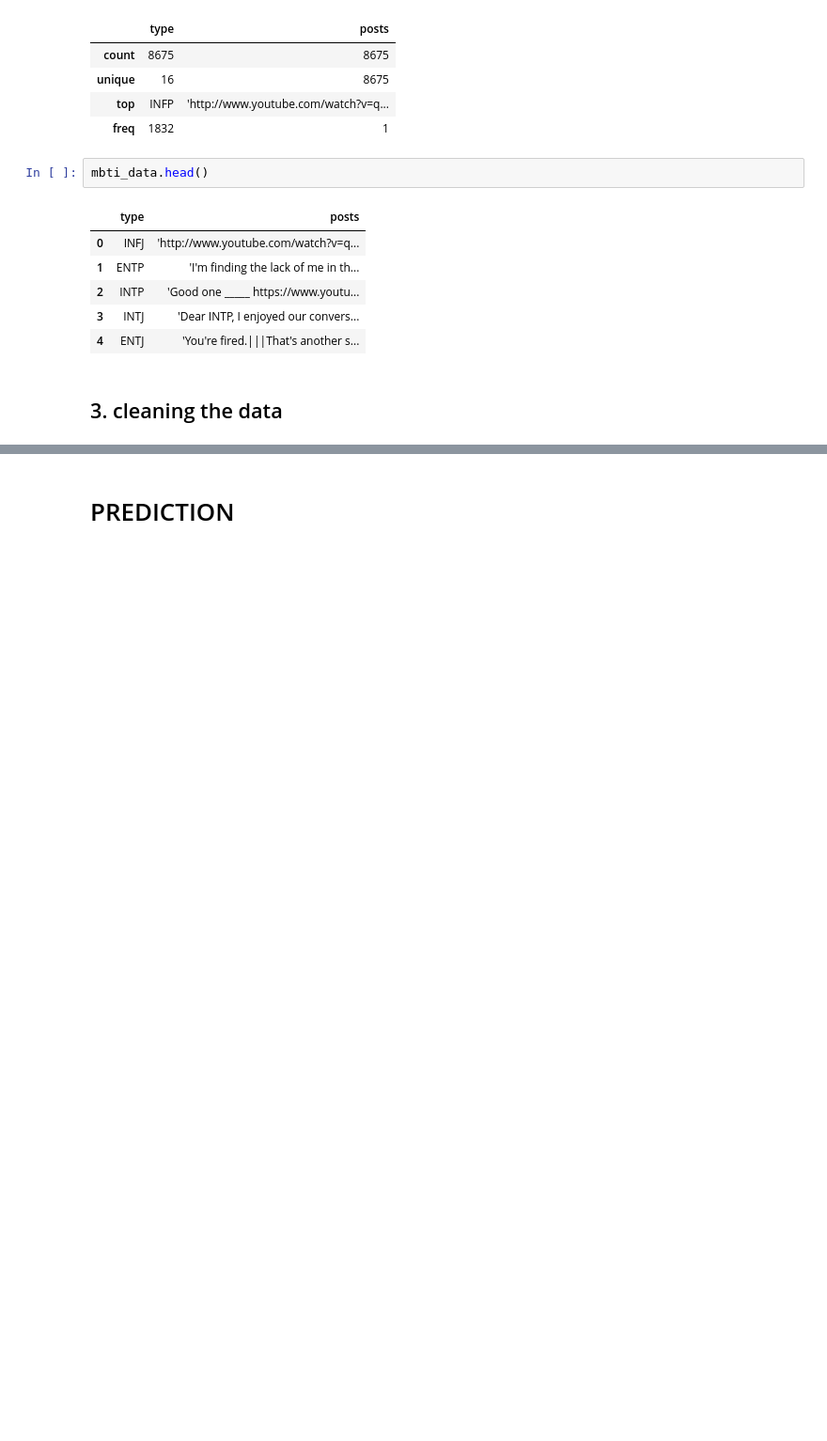
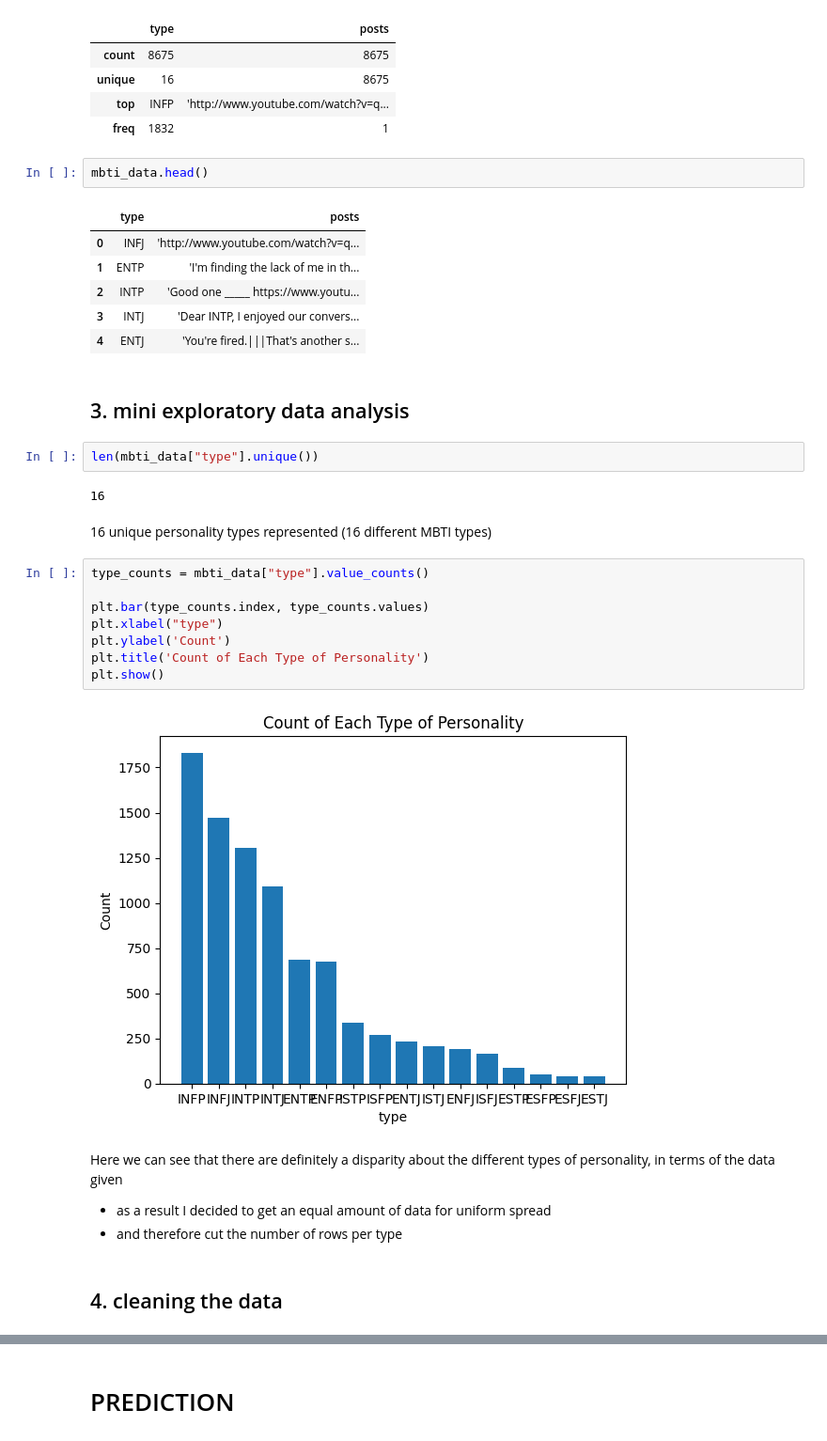
Before and after one commit to rkim06/mbti_atcsFinalProject, a Jupyter notebook: mbtiWriting.ipynb, the cells around one changed output, grey strips where cells are left out. Shown: that part at 94% size. Saved outputs shown, nothing was run; the diff lists cells and outputs as text; blank space fills up the shorter version.

```diff
--- a/mbtiWriting.ipynb
+++ b/mbtiWriting.ipynb
@@ -35,5 +39,27 @@ mbti_data.head()
 | 2 | INTP | 'Good one _____ https://www.youtu... |
 | 3 | INTJ | 'Dear INTP, I enjoyed our convers... |
 | 4 | ENTJ | 'You're fired.|||That's another s... |
+# %% [markdown]
+## 3. mini exploratory data analysis
+# %%
+len(mbti_data["type"].unique())
+# %% [output]
+16
+# %% [markdown]
+16 unique personality types represented (16 different MBTI types)
+# %%
+type_counts = mbti_data["type"].value_counts()
+
+plt.bar(type_counts.index, type_counts.values)
+plt.xlabel("type")
+plt.ylabel('Count')
+plt.title('Count of Each Type of Personality')
+plt.show()
+# %% [output]
+[figure, added]
+# %% [markdown]
+Here we can see that there are definitely a disparity about the different types of personality, in terms of the data given
+- as a result I decided to get an equal amount of data for uniform spread
+- and therefore cut the number of rows per type
 # %% [markdown]
-## 3. cleaning the data
+## 4. cleaning the data
```
Also changed, not shown: parts of 15 cells of this notebook, 1 other file.
